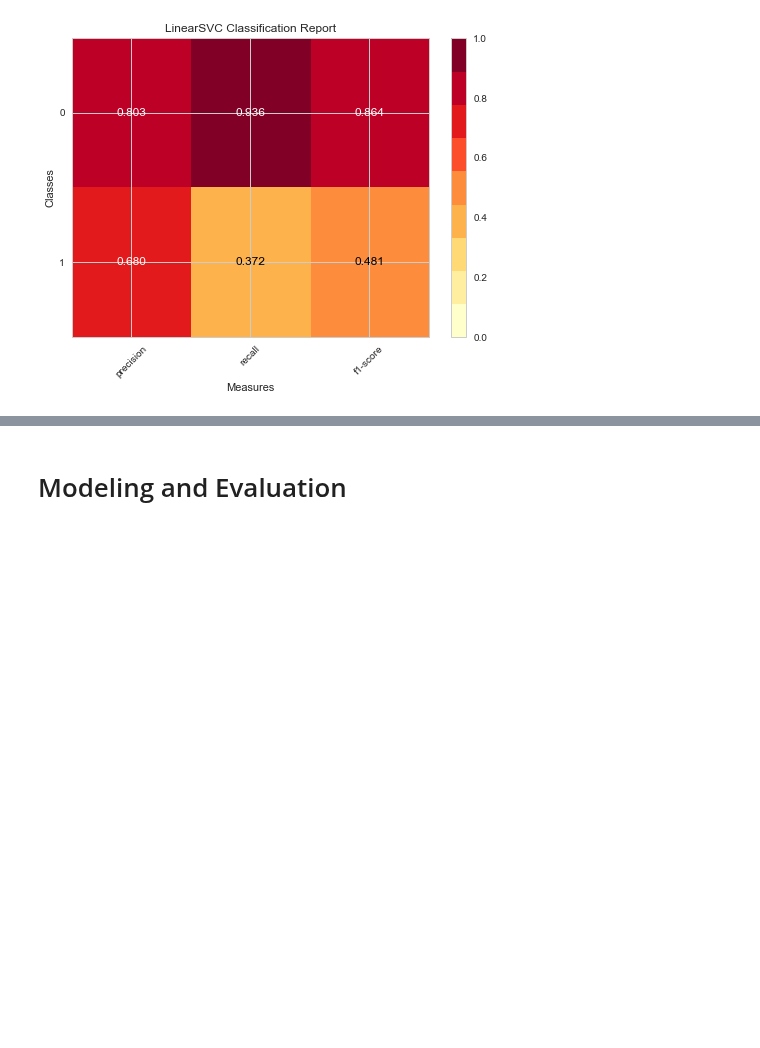
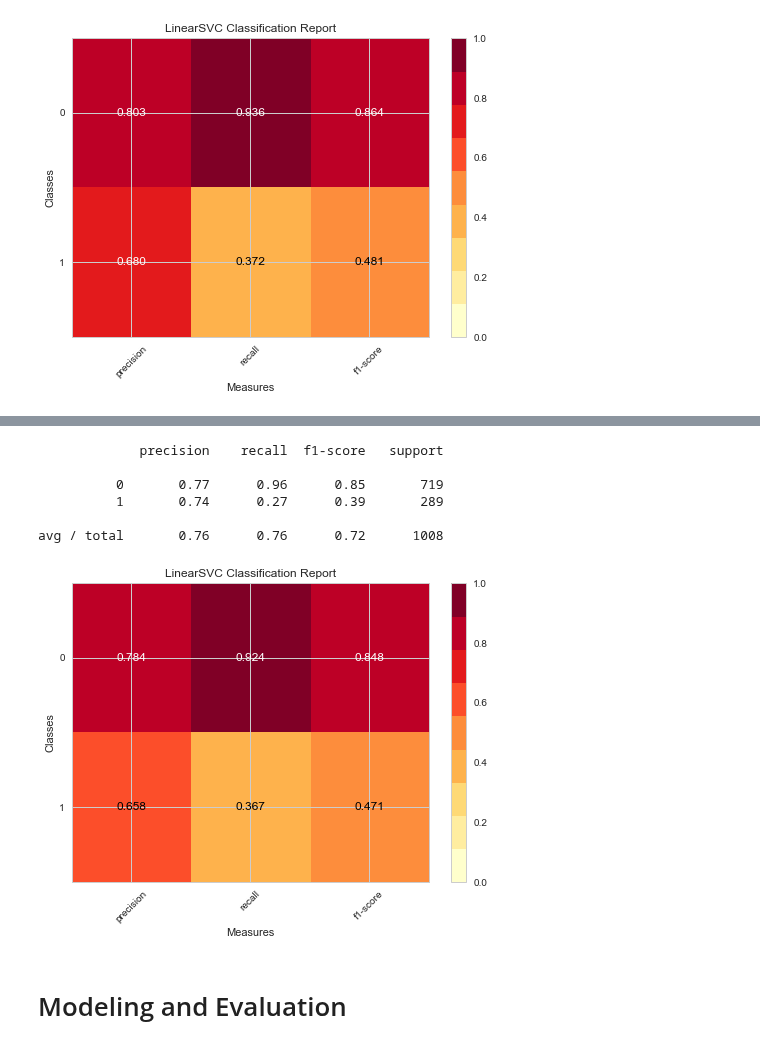
Before and after one commit to georgetown-analytics/four-thirty-five, a Jupyter notebook: 435_Machine_Learning.ipynb, the cells around one changed output, grey strips where cells are left out. Saved outputs shown, nothing was run; the diff lists cells and outputs as text; code cells hidden in the pictures; blank space fills up the shorter version.

```diff
--- a/435_Machine_Learning.ipynb
+++ b/435_Machine_Learning.ipynb
@@ -419,0 +463,3 @@ g = visualizer.poof()             # Draw/show/poof the data
+# %%
+from sklearn.model_selection import train_test_split as tts
+X_train, X_test, y_train, y_test = tts(X, y, test_size=0.25)
@@ -420,3 +470,27 @@ g = visualizer.poof()             # Draw/show/poof the data
+# %%
+from sklearn.svm import LinearSVC
+
+model = LinearSVC()
+model.fit(X_train, y_train)
+
+y_pred = model.predict(X_test)
+print(classification_report(y_test, y_pred))
+
+from yellowbrick.classifier import ClassificationReport
+
+visualizer = ClassificationReport(model)
+
+visualizer.fit(X_train, y_train)
+visualizer.score(X_test, y_test)
+visualizer.poof()
+# %% [output]
+             precision    recall  f1-score   support
+
+          0       0.77      0.96      0.85       719
+          1       0.74      0.27      0.39       289
+
+avg / total       0.76      0.76      0.72      1008
+[figure, added]
 # %% [markdown]
 # Modeling and Evaluation
 # %%
```
Also changed, not shown: parts of 10 cells of this notebook.
